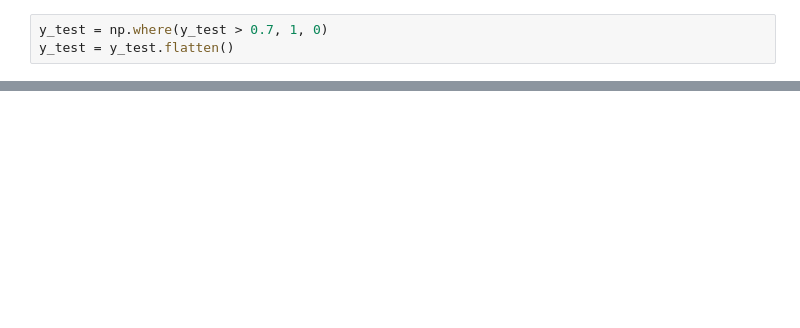
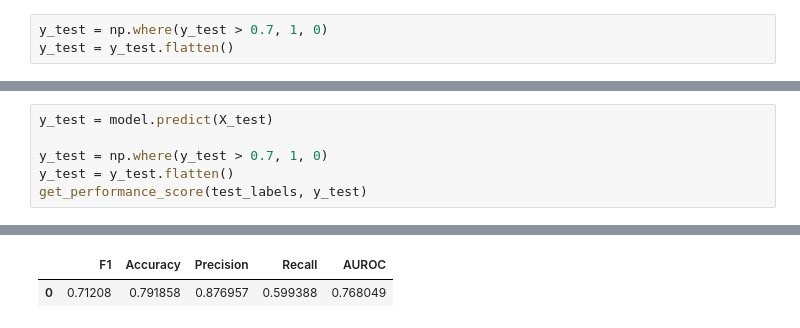
Before and after one commit to GunaJaganathan/detect-disaster-related-tweets, a Jupyter notebook: main.ipynb, the cells around one changed output, grey strips where cells are left out. Cells and saved outputs as stored; diff of their text form; blank space fills up the shorter version.

```diff
--- a/main.ipynb
+++ b/main.ipynb
@@ -275,0 +476,7 @@ metrics.accuracy_score(test_labels, y_test)
+# %%
+y_test = model.predict(X_test)
+
+y_test = np.where(y_test > 0.7, 1, 0)
+y_test = y_test.flatten()
+get_performance_score(test_labels, y_test)
+# %% [output]
@@ -275,0 +484,2 @@ metrics.accuracy_score(test_labels, y_test)
+|  | F1 | Accuracy | Precision | Recall | AUROC |
+| 0 | 0.71208 | 0.791858 | 0.876957 | 0.599388 | 0.768049 |
```
Also changed, not shown: parts of 26 cells of this notebook.
